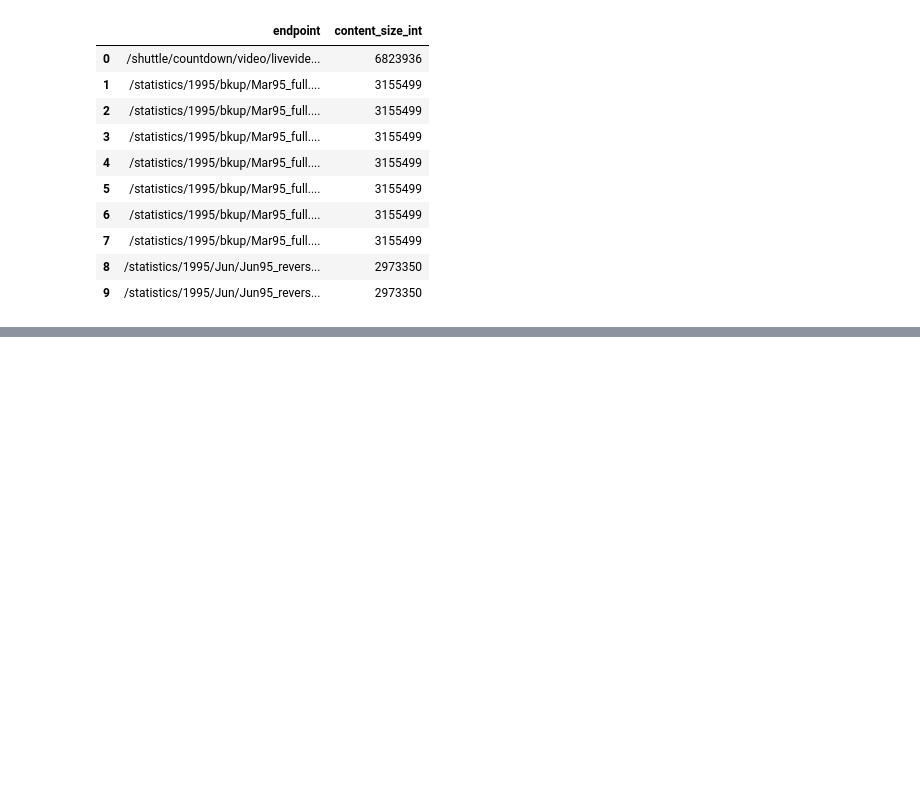
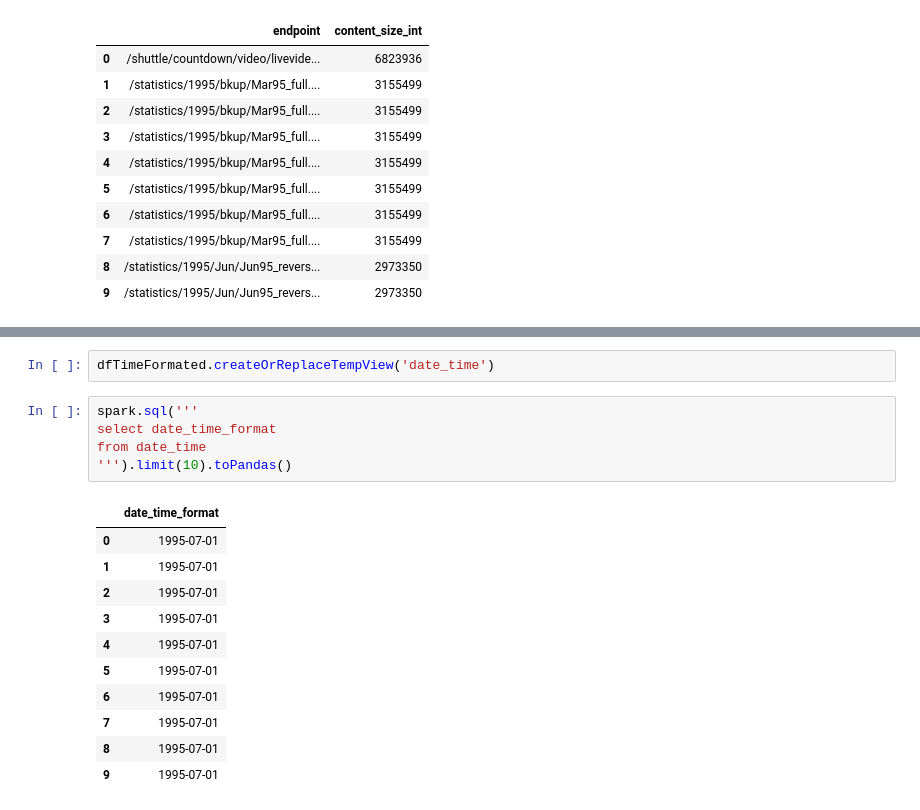
Before and after one commit to kennycontreras/Jupyter-Notebooks, a Jupyter notebook: SchemaOnReadPractice.ipynb, the cells around one changed output, grey strips where cells are left out. Drawn from its saved outputs; the diff is of its cells as text; blank space fills up the shorter version.

```diff
--- a/SchemaOnReadPractice.ipynb
+++ b/SchemaOnReadPractice.ipynb
@@ -268,0 +316,19 @@ order by content_size_int desc
+# %%
+dfTimeFormated.createOrReplaceTempView('date_time')
+# %%
+spark.sql('''
+select date_time_format
+from date_time
+''').limit(10).toPandas()
+# %% [output]
+|  | date_time_format |
+| 0 | 1995-07-01 |
+| 1 | 1995-07-01 |
+| 2 | 1995-07-01 |
+| 3 | 1995-07-01 |
+| 4 | 1995-07-01 |
+| 5 | 1995-07-01 |
+| 6 | 1995-07-01 |
+| 7 | 1995-07-01 |
+| 8 | 1995-07-01 |
+| 9 | 1995-07-01 |
```
Also changed, not shown: parts of 7 cells of this notebook.
